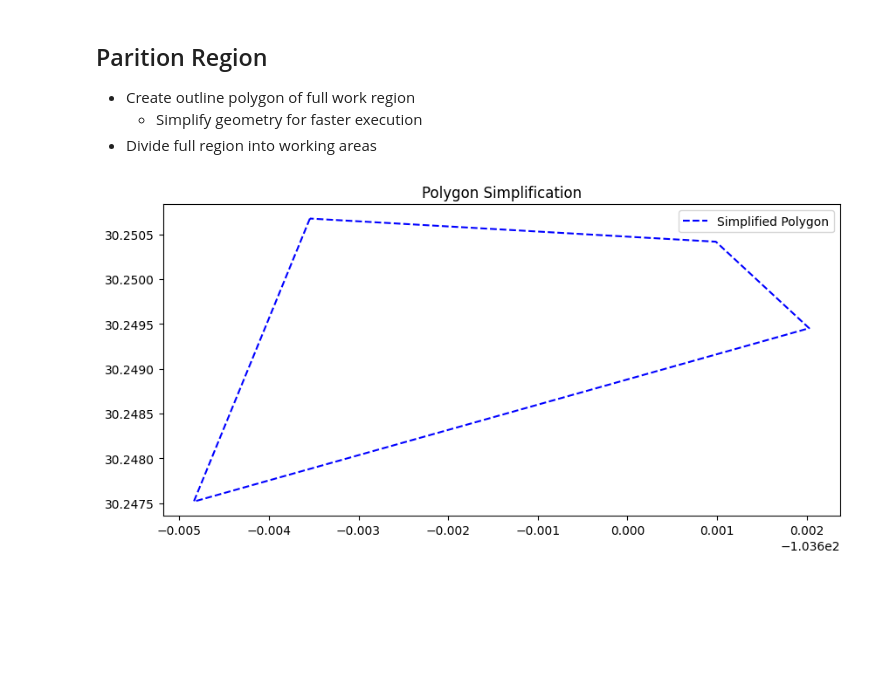
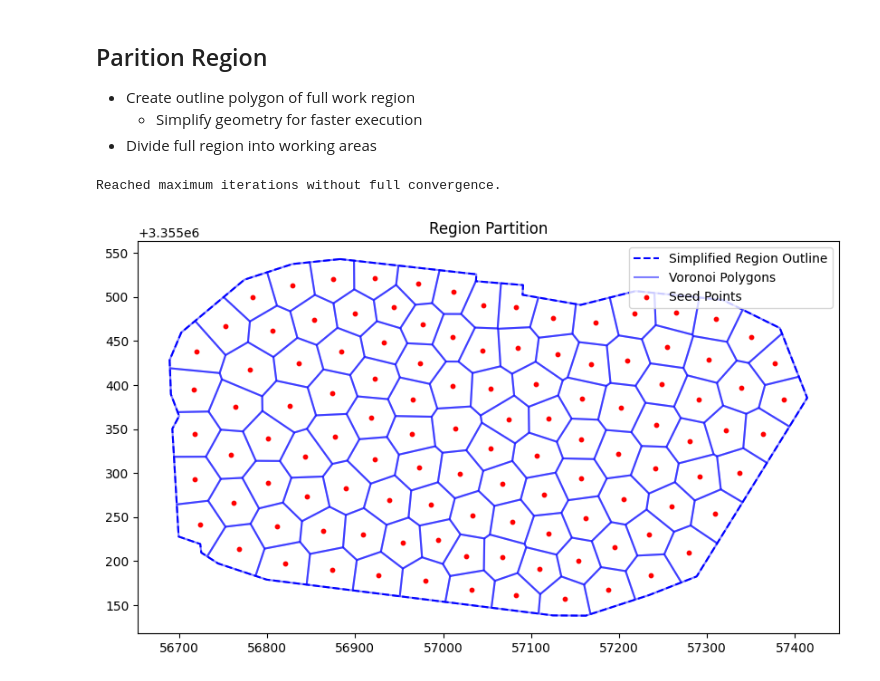
Before and after one commit to javelina-works/unsupervised-cv-search, a Jupyter notebook: content/notebooks/work_plan.ipynb, the cells around one changed output. Saved outputs shown, nothing was run; the diff lists cells and outputs as text; code cells hidden in the pictures; blank space fills up the shorter version.

```diff
--- a/content/notebooks/work_plan.ipynb
+++ b/content/notebooks/work_plan.ipynb
@@ -54,17 +97,39 @@ simplification_tolerance = 5
+# %%
+simplification_tolerance = 5
+
+# Convert target area to square meters
+target_area_acres = 0.5
+
+max_iterations = 20
 # %%
-from plant_search.region_partition import extract_region_contour
-
+from plant_search.region_partition import (
+    extract_region_contour,
+    simplify_polygon,
+    generate_voronoi_partition,
+    centroidal_voronoi_tessellation,
+)
 import matplotlib.pyplot as plt
 import geopandas as gpd
 
 
-region_contour_gpd = extract_region_contour(file_path, simplification_tolerance)
-simplified_polygon = region_contour_gpd.geometry.iloc[0]
+region_contour_gpd = extract_region_contour(file_path)
+contour_gdf_projected = region_contour_gpd.to_crs(epsg=32614)  # Example: UTM Zone 14N
+simplified_polygon = simplify_polygon(contour_gdf_projected.geometry.iloc[0], simplification_tolerance)
+
+target_area_sqm = target_area_acres * 4046.86
+num_points = int(simplified_polygon.area / target_area_sqm)
+
+# voronoi_gdf, points_gdf = generate_voronoi_partition(simplified_polygon, num_points)
+voronoi_gdf, points_gdf = centroidal_voronoi_tessellation(simplified_polygon, num_points, max_iterations)
+
 
 fig, ax = plt.subplots(figsize=(10, 10))
-gpd.GeoDataFrame({"geometry": [simplified_polygon]}).boundary.plot(ax=ax, color="blue", linestyle="--", label="Simplified Polygon")
+gpd.GeoDataFrame({"geometry": [simplified_polygon]}).boundary.plot(ax=ax, color="blue", linestyle="--", label="Simplified Region Outline")
+voronoi_gdf.boundary.plot(ax=ax, color="blue", alpha=0.5, label="Voronoi Polygons")
+points_gdf.plot(ax=ax, color="red", markersize=10, label="Seed Points")
 plt.legend()
-plt.title("Polygon Simplification")
+plt.title("Region Partition")
 plt.show()
 # %% [output]
+Reached maximum iterations without full convergence.
-[figure, old version]
+[figure, new version]
```
Also changed, not shown: parts of 7 cells of this notebook, 1 other file.
